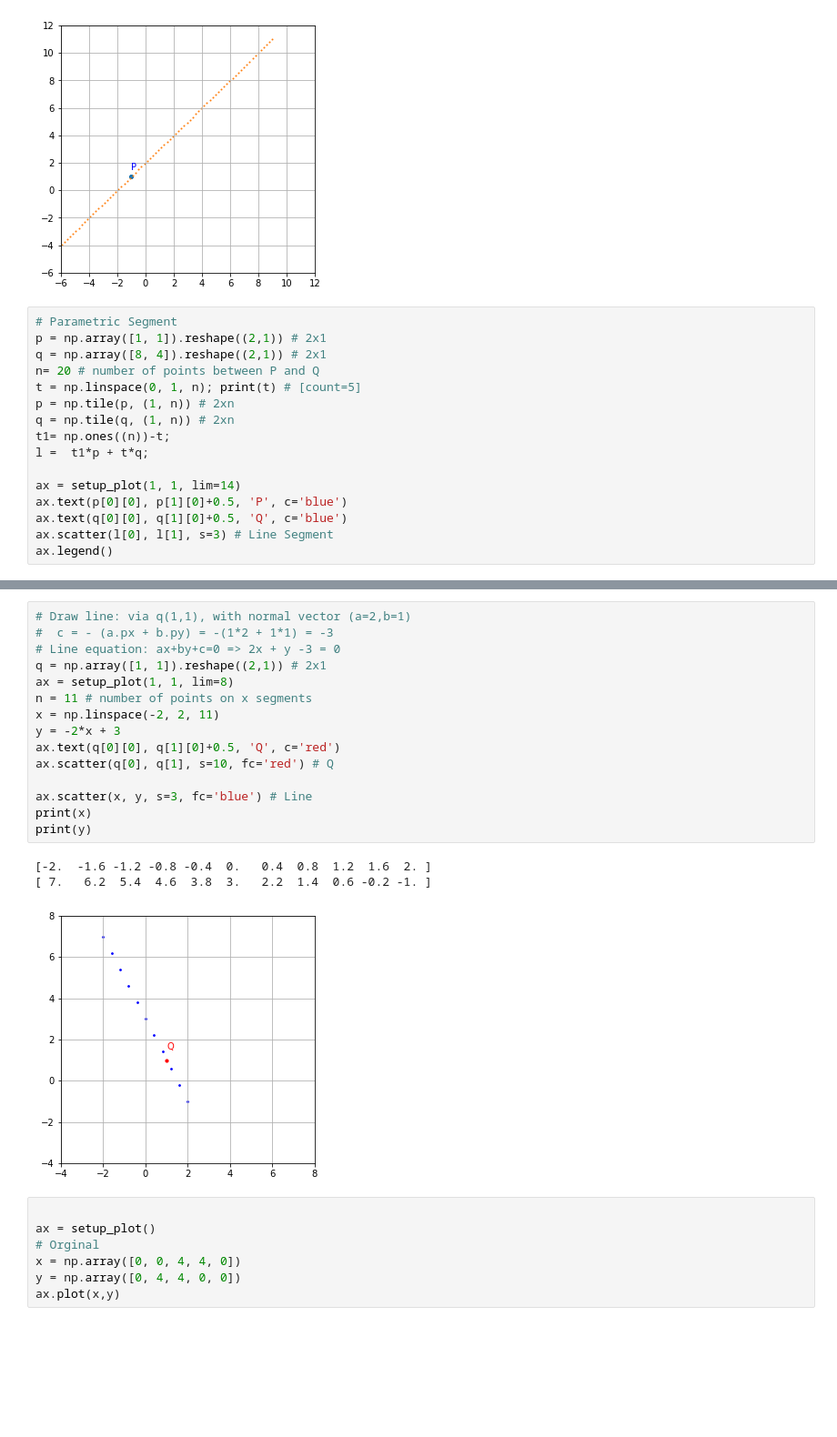
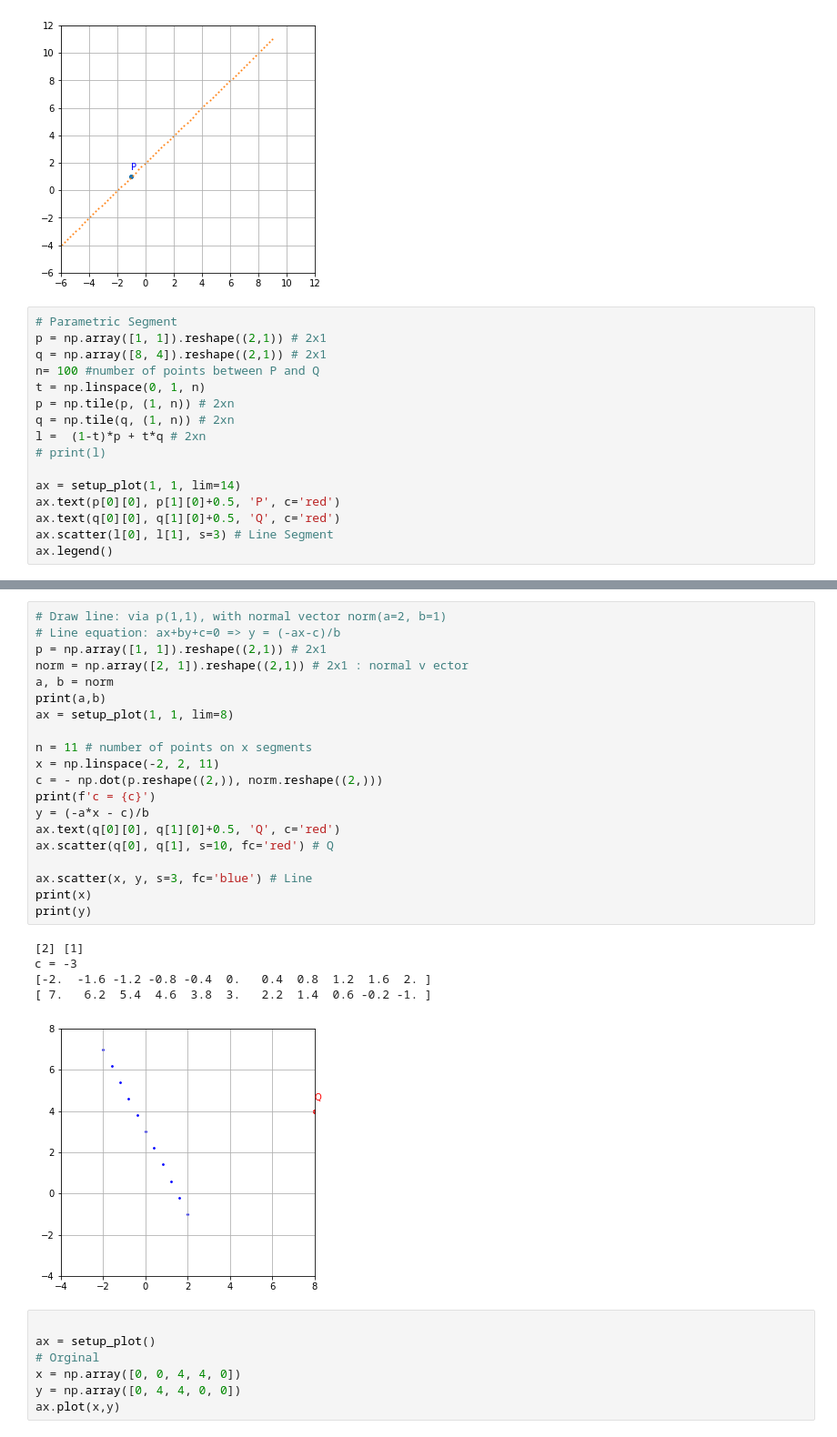
Before and after one commit to tuantdang/computer_graphics, a Jupyter notebook: lectures/w01_transformation_2D.ipynb, the cells around one changed output, grey strips where cells are left out. Shown at 91% size. Cells and saved outputs as stored; diff of their text form; blank space fills up the shorter version.

```diff
--- a/lectures/w01_transformation_2D.ipynb
+++ b/lectures/w01_transformation_2D.ipynb
@@ -146,16 +146,16 @@ ax.scatter(l[0], l[1], s=1) # Lines
 # Parametric Segment
 p = np.array([1, 1]).reshape((2,1)) # 2x1
 q = np.array([8, 4]).reshape((2,1)) # 2x1
-n= 20 # number of points between P and Q
-t = np.linspace(0, 1, n); print(t) # [count=5]
+n= 100 #number of points between P and Q
+t = np.linspace(0, 1, n)
 p = np.tile(p, (1, n)) # 2xn
 q = np.tile(q, (1, n)) # 2xn
-t1= np.ones((n))-t;
-l =  t1*p + t*q;
+l =  (1-t)*p + t*q # 2xn
+# print(l)
 
 ax = setup_plot(1, 1, lim=14)
-ax.text(p[0][0], p[1][0]+0.5, 'P', c='blue')
-ax.text(q[0][0], q[1][0]+0.5, 'Q', c='blue')
+ax.text(p[0][0], p[1][0]+0.5, 'P', c='red')
+ax.text(q[0][0], q[1][0]+0.5, 'Q', c='red')
 ax.scatter(l[0], l[1], s=3) # Line Segment
 ax.legend()
 # %% [output]
@@ -169,22 +165,29 @@ No artists with labels found to put in legend.  Note that artists whose label st
 # %%
-# Draw line: via q(1,1), with normal vector (a=2,b=1)
-#  c = - (a.px + b.py) = -(1*2 + 1*1) = -3
-# Line equation: ax+by+c=0 => 2x + y -3 = 0
-q = np.array([1, 1]).reshape((2,1)) # 2x1
+# Draw line: via p(1,1), with normal vector norm(a=2, b=1)
+# Line equation: ax+by+c=0 => y = (-ax-c)/b
+p = np.array([1, 1]).reshape((2,1)) # 2x1
+norm = np.array([2, 1]).reshape((2,1)) # 2x1 : normal v ector
+a, b = norm
+print(a,b)
 ax = setup_plot(1, 1, lim=8)
+
 n = 11 # number of points on x segments
 x = np.linspace(-2, 2, 11)
-y = -2*x + 3
+c = - np.dot(p.reshape((2,)), norm.reshape((2,)))
+print(f'c = {c}')
+y = (-a*x - c)/b
 ax.text(q[0][0], q[1][0]+0.5, 'Q', c='red')
 ax.scatter(q[0], q[1], s=10, fc='red') # Q
 
 ax.scatter(x, y, s=3, fc='blue') # Line
 print(x)
 print(y)
 # %% [output]
+[2] [1]
+c = -3
 [-2.  -1.6 -1.2 -0.8 -0.4  0.   0.4  0.8  1.2  1.6  2. ]
 [ 7.   6.2  5.4  4.6  3.8  3.   2.2  1.4  0.6 -0.2 -1. ]
-[figure, old version]
+[figure, new version]
 # %%
 
 ax = setup_plot()
```
Also changed, not shown: parts of 2 cells of this notebook, 5 other files.
